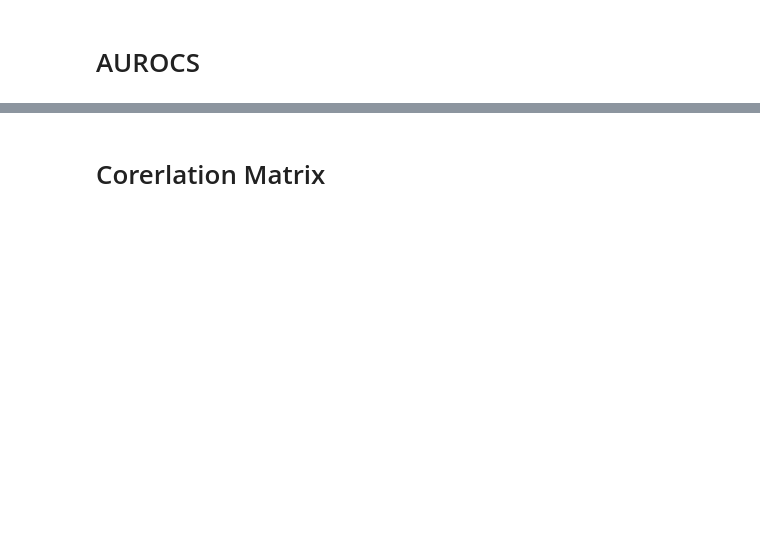
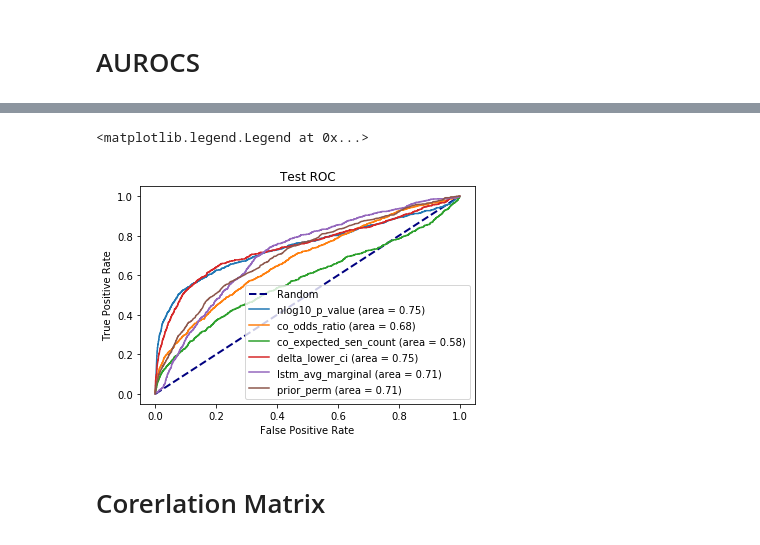
Before and after one commit to greenelab/snorkeling, a Jupyter notebook: All_Relationships/9.entity_prediction.ipynb, the cells around one changed output, grey strips where cells are left out. Saved outputs shown, nothing was run; the diff lists cells and outputs as text; code cells hidden in the pictures; blank space fills up the shorter version.

```diff
--- a/All_Relationships/9.entity_prediction.ipynb
+++ b/All_Relationships/9.entity_prediction.ipynb
@@ -179,3 +257,19 @@ plt.xlim([0.5,1])
+# %%
+plt.plot([0, 1], [0, 1], color='navy', lw=2, linestyle='--', label="Random")
+
+for feature in X.columns:
+    # Plot the p_values log transformed
+    fpr, tpr, thresholds= roc_curve(Y_test, X_test[feature])
+    model_auc = auc(fpr, tpr)
+    plt.plot(fpr, tpr, label="{} (area = {:0.2f})".format(feature, model_auc))
+
+plt.xlabel('False Positive Rate')
+plt.ylabel('True Positive Rate')
+plt.title('Test ROC')
+plt.legend(loc="lower right")
+# %% [output]
+<matplotlib.legend.Legend at 0x...>
+[figure, added]
 # %% [markdown]
 # Corerlation Matrix
 # %%
```
Also changed, not shown: parts of 18 cells of this notebook, 1 other file.
